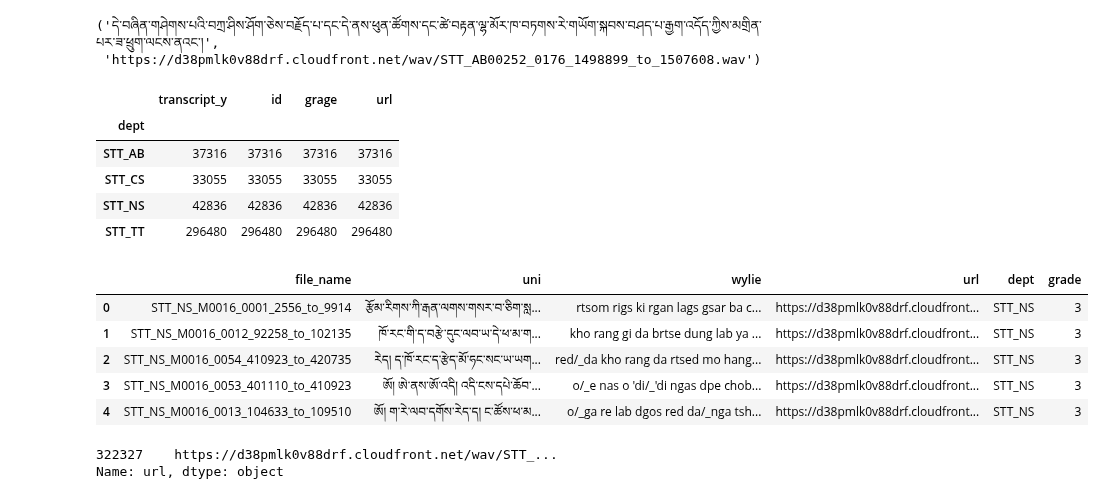
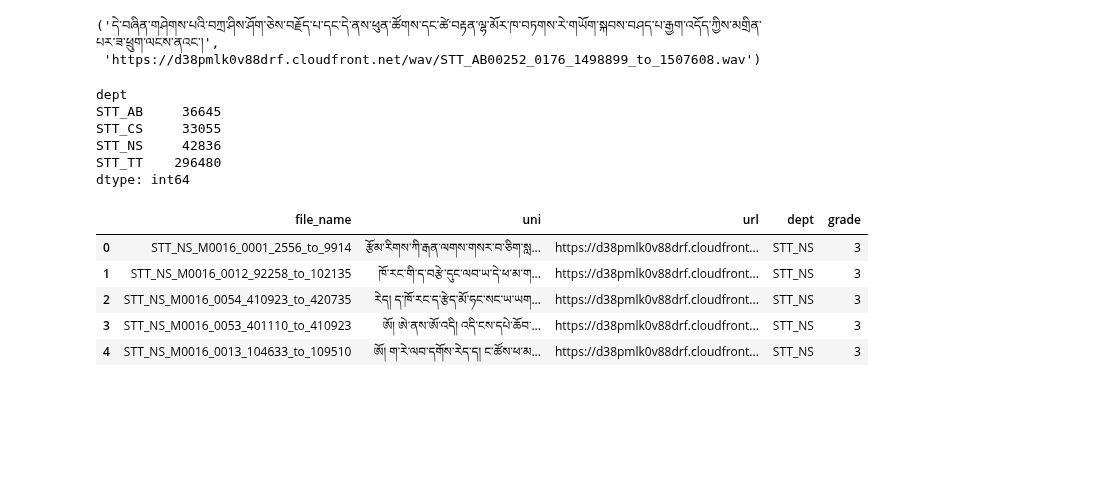
Before and after one commit to spsither/combining-dataset, a Jupyter notebook: 02_prodigy.ipynb, the cells around one changed output. Cells and saved outputs as stored; diff of their text form; code cells hidden in the pictures; blank space fills up the shorter version.

```diff
--- a/02_prodigy.ipynb
+++ b/02_prodigy.ipynb
@@ -122,38 +122,27 @@ intersection.loc[i]['transcript_y'], intersection.loc[i,'url']
 # %%
 intersection['dept'] = intersection['id'].str[:6]
 # %%
-intersection.groupby('dept').count()
+intersection.groupby('dept').size()
 # %% [output]
-|  | transcript_y | id | grage | url |
-| dept |  |  |  |  |
-| STT_AB | 37316 | 37316 | 37316 | 37316 |
-| STT_CS | 33055 | 33055 | 33055 | 33055 |
-| STT_NS | 42836 | 42836 | 42836 | 42836 |
-| STT_TT | 296480 | 296480 | 296480 | 296480 |
+dept
+STT_AB     36645
+STT_CS     33055
+STT_NS     42836
+STT_TT    296480
+dtype: int64
-# %%
-import pyewts
-
-converter = pyewts.pyewts()
-
-intersection['wylie'] = intersection['transcript_y'].apply(converter.toWylie)
-
-# བ་བྦ་a་བ་
 # %%
-intersection.rename(columns={"id": "file_name", "transcript_y": "uni", "wylie": "wylie", "url": "url", "dept": "dept", "grade": "grade"}, inplace=True)
+intersection.rename(columns={"id": "file_name", "transcript_y": "uni", "url": "url", "dept": "dept", "grade": "grade"}, inplace=True)
 # %%
-last_intersection = intersection[['file_name', 'uni', 'wylie', 'url', 'dept', 'grade']]
+last_intersection = intersection[['file_name', 'uni', 'url', 'dept', 'grade']]
 last_intersection.head()
 # %% [output]
-|  | file_name | uni | wylie | url | dept | grade |
-| 0 | STT_NS_M0016_0001_2556_to_9914 | རྩོམ་རིགས་ཀི་རྒན་ལགས་གསར་བ་ཅིག་སླ... | rtsom rigs ki rgan lags gsar ba c... | https://d38pmlk0v88drf.cloudfront... | STT_NS | 3 |
-| 1 | STT_NS_M0016_0012_92258_to_102135 | ཁོ་རང་གི་ད་བརྩེ་དུང་ལབ་ཡ་དེ་ཕ་མ་ག... | kho rang gi da brtse dung lab ya ... | https://d38pmlk0v88drf.cloudfront... | STT_NS | 3 |
-| 2 | STT_NS_M0016_0054_410923_to_420735 | རེད། ད་ཁོ་རང་ད་རྩེད་མོ་ཧང་སང་ཡ་ཡག... | red/_da kho rang da rtsed mo hang... | https://d38pmlk0v88drf.cloudfront... | STT_NS | 3 |
-| 3 | STT_NS_M0016_0053_401110_to_410923 | ཨོ། ཨེ་ནས་ཨོ་འདི། འདི་ངས་དཔེ་ཆོབ་... | o/_e nas o 'di/_'di ngas dpe chob... | https://d38pmlk0v88drf.cloudfront... | STT_NS | 3 |
-| 4 | STT_NS_M0016_0013_104633_to_109510 | ཨོ། ག་རེ་ལབ་དགོས་རེད་ད། ང་ཚོས་ཕ་མ... | o/_ga re lab dgos red da/_nga tsh... | https://d38pmlk0v88drf.cloudfront... | STT_NS | 3 |
+|  | file_name | uni | url | dept | grade |
+| 0 | STT_NS_M0016_0001_2556_to_9914 | རྩོམ་རིགས་ཀི་རྒན་ལགས་གསར་བ་ཅིག་སླ... | https://d38pmlk0v88drf.cloudfront... | STT_NS | 3 |
+| 1 | STT_NS_M0016_0012_92258_to_102135 | ཁོ་རང་གི་ད་བརྩེ་དུང་ལབ་ཡ་དེ་ཕ་མ་ག... | https://d38pmlk0v88drf.cloudfront... | STT_NS | 3 |
+| 2 | STT_NS_M0016_0054_410923_to_420735 | རེད། ད་ཁོ་རང་ད་རྩེད་མོ་ཧང་སང་ཡ་ཡག... | https://d38pmlk0v88drf.cloudfront... | STT_NS | 3 |
+| 3 | STT_NS_M0016_0053_401110_to_410923 | ཨོ། ཨེ་ནས་ཨོ་འདི། འདི་ངས་དཔེ་ཆོབ་... | https://d38pmlk0v88drf.cloudfront... | STT_NS | 3 |
+| 4 | STT_NS_M0016_0013_104633_to_109510 | ཨོ། ག་རེ་ལབ་དགོས་རེད་ད། ང་ཚོས་ཕ་མ... | https://d38pmlk0v88drf.cloudfront... | STT_NS | 3 |
 # %%
 last_intersection.to_csv('02_prodigy.tsv', sep='\t', index=False)
 # %%
 last_intersection[last_intersection['file_name'] == 'STT_AB00001_0029_150584_to_151748']
-# %% [output]
-322327    https://d38pmlk0v88drf.cloudfront.net/wav/STT_...
-Name: url, dtype: object
```
Also changed, not shown: parts of 6 cells of this notebook, 4 other files.
